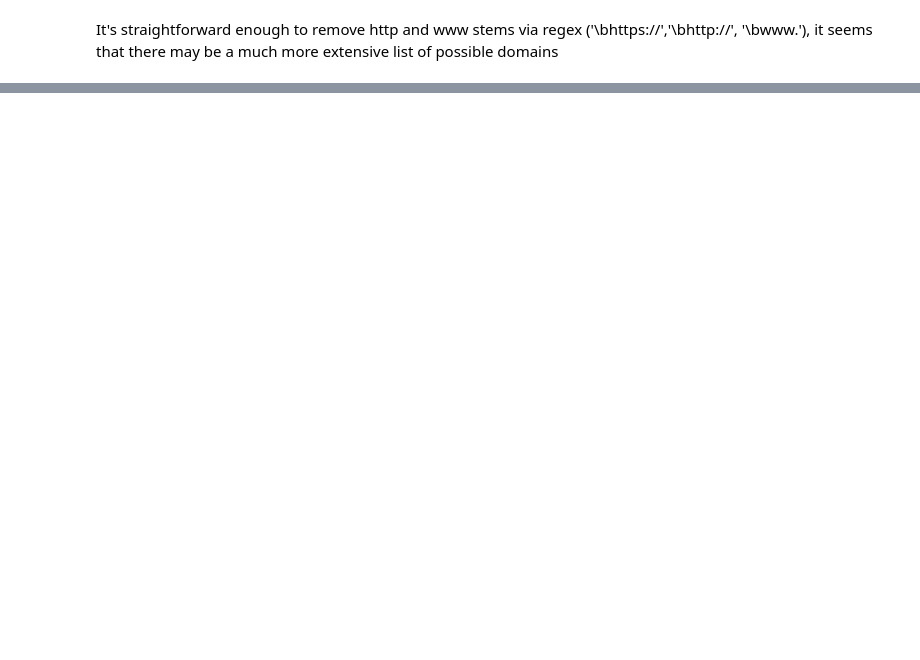
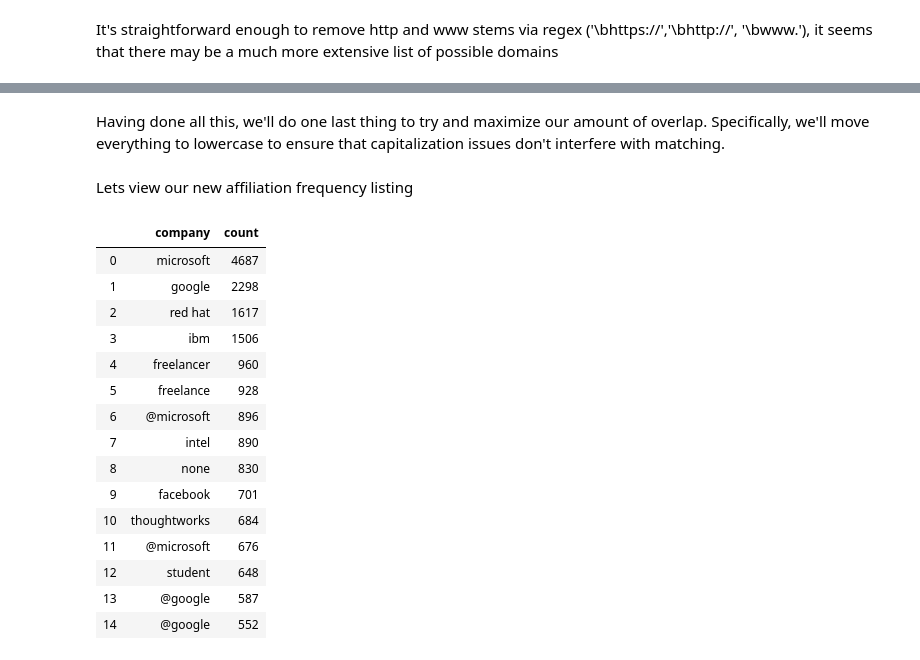
Before and after one commit to DSPG-Young-Scholars-Program/dspg20oss, a Jupyter notebook: ossPy/Notebooks/Company Cleaning Narritive.ipynb, the cells around one changed output, grey strips where cells are left out. Drawn from its saved outputs; the diff is of its cells as text; code cells hidden in the pictures; blank space fills up the shorter version.

```diff
--- a/ossPy/Notebooks/Company Cleaning Narritive.ipynb
+++ b/ossPy/Notebooks/Company Cleaning Narritive.ipynb
@@ -223,0 +341,26 @@ eraseList.head(25)
+# %%
+#apply replacements
+currentDir=os.path.dirname('ossPyFuncs.py')
+replaceList=pd.read_csv(os.path.join(currentDir,'keyFiles/expandAbrevs.csv'),quotechar="'",header=None)
+replacedOutput, replaceList=ossPyFuncs.expandFromColumn(inputRaw['company'],replaceList)
+replacedOutput=pd.DataFrame(replacedOutput)
+
+#remove legal entity abreviations
+LElist=pd.read_csv(os.path.join(currentDir,'keyFiles/curatedLegalEntitesRaw.csv'),quotechar="'",header=None)
+LEoutput, LEeraseList=ossPyFuncs.eraseFromColumn(replacedOutput['company'],LElist)
+LEoutput=pd.DataFrame(LEoutput)
+
+#remove domain names
+domainList=pd.read_csv(os.path.join(currentDir,'keyFiles/curatedDomains.csv'),quotechar="'",header=None)
+domainOutput, DomainEraseList=ossPyFuncs.eraseFromColumn(LEoutput['company'],domainList)
+domainOutput=pd.DataFrame(domainOutput)
+
+#remove symbols
+symbolList=pd.read_csv(os.path.join(currentDir,'keyFiles/symbolRemove.csv'),quotechar="'",header=None)
+symbolOut, symbolEraseList=ossPyFuncs.eraseFromColumn(domainOutput['company'],symbolList)
+symbolOut=pd.DataFrame(symbolOut)
+
+print(str(np.sum(replaceList['changeNum'])) + ' listings changed by replacemnt method')
+print(str(np.sum(LEeraseList['changeNum'])) + ' listings changed by legal entity removal method')
+print(str(np.sum(DomainEraseList['changeNum'])) + ' listings changed by web domain method')
+print(str(np.sum(symbolEraseList['changeNum'])) + ' listings changed by symbol method')
@@ -223,0 +383,2 @@ eraseList.head(25)
+# %% [markdown]
+Having done all this, we'll do one last thing to try and maximize our amount of overlap.  Specifically, we'll move everything to lowercase to ensure that capitalization issues don't interfere with matching.
@@ -223,0 +387,34 @@ eraseList.head(25)
+# %% [markdown]
+Lets view our new affiliation frequency listing
+# %%
+#get the counts for the unique values
+tableUniqueFullNameCounts=finalOut.iloc[:,0].value_counts()
+#convert that output to a proper table
+tableUniqueFullNameCounts=tableUniqueFullNameCounts.reset_index()
+
+#rename the columns
+tableUniqueFullNameCounts.rename(columns={"company":"count","index":"company"},inplace=True)
+
+
+#get rid of empty value
+tableUniqueFullNameCounts=tableUniqueFullNameCounts[~tableUniqueFullNameCounts['company'].str.contains("^$")]
+tableUniqueFullNameCounts=tableUniqueFullNameCounts.reset_index(drop=True)
+#display table
+tableUniqueFullNameCounts.head(n=15)
+# %% [output]
+|  | company | count |
+| 0 | microsoft | 4687 |
+| 1 | google | 2298 |
+| 2 | red hat | 1617 |
+| 3 | ibm | 1506 |
+| 4 | freelancer | 960 |
+| 5 | freelance | 928 |
+| 6 | @microsoft | 896 |
+| 7 | intel | 890 |
+| 8 | none | 830 |
+| 9 | facebook | 701 |
+| 10 | thoughtworks | 684 |
+| 11 | @microsoft | 676 |
+| 12 | student | 648 |
+| 13 | @google | 587 |
+| 14 | @google | 552 |
```
Also changed, not shown: parts of 28 cells of this notebook, 5 other files.
